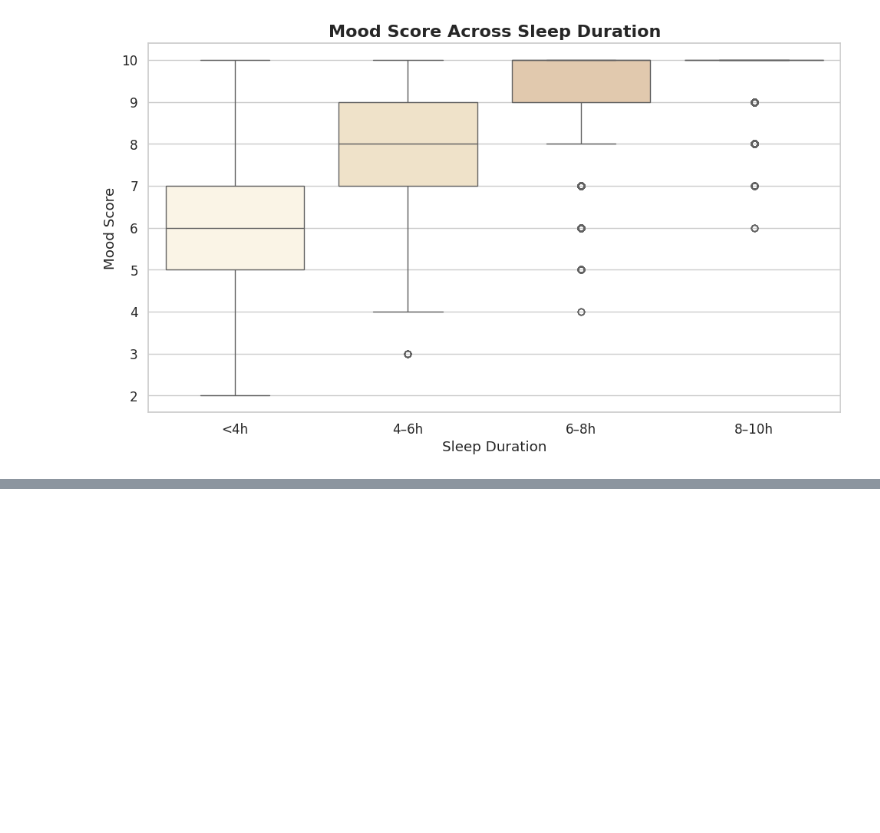
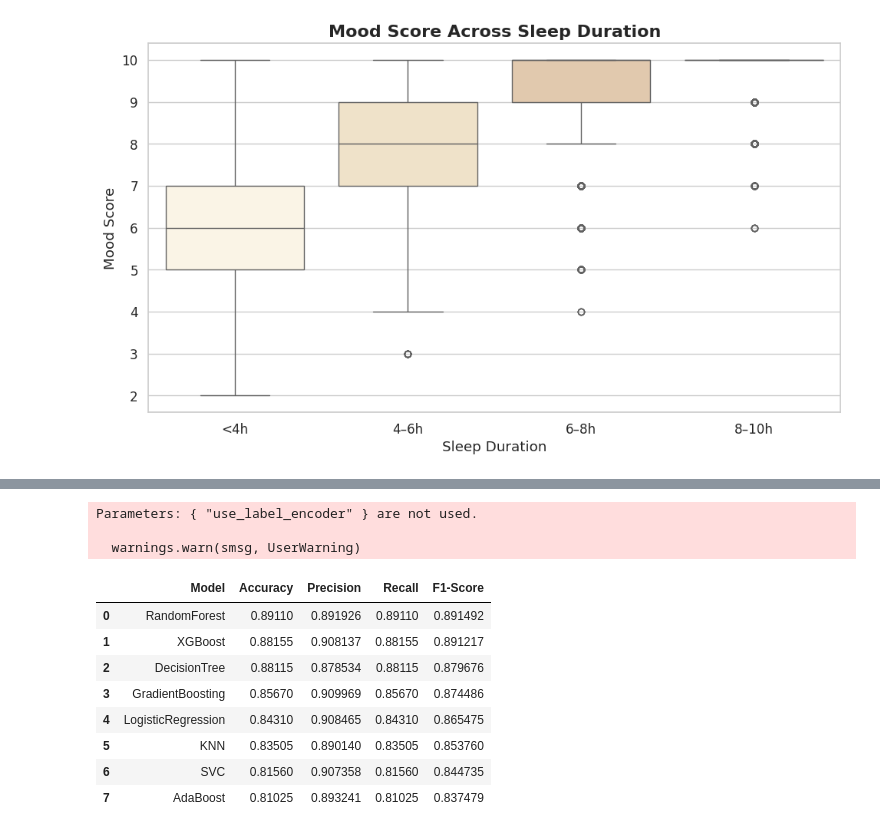
Before and after one commit to kintanpitaloka/genz-stress-level-predictor, a Jupyter notebook: genz.ipynb, the cells around one changed output, grey strips where cells are left out. Drawn from its saved outputs; the diff is of its cells as text; code cells hidden in the pictures; blank space fills up the shorter version.

```diff
--- a/genz.ipynb
+++ b/genz.ipynb
@@ -293,0 +440,5 @@ plt.show()
+# %%
+from sklearn.ensemble import RandomForestClassifier
+model = RandomForestClassifier()
+model.fit(X_train, y_train)
+y_pred = model.predict(X_test)
@@ -293,0 +472,8 @@ plt.show()
+# %%
+from imblearn.over_sampling import SMOTE
+
+smote = SMOTE(random_state=42)
+X_resampled, y_resampled = smote.fit_resample(X_train, y_train)
+
+print("Before SMOTE:", X_train.shape, y_train.value_counts().to_dict())
+print("After SMOTE:", X_resampled.shape, pd.Series(y_resampled).value_counts().to_dict())
@@ -293,0 +483,5 @@ plt.show()
+# %%
+from sklearn.ensemble import RandomForestClassifier
+
+model = RandomForestClassifier(random_state=42)
+model.fit(X_resampled, y_resampled)
@@ -293,0 +490,2 @@ plt.show()
+# %%
+y_pred = model.predict(X_test)
@@ -293,0 +506,58 @@ plt.show()
+# %%
+from sklearn.linear_model import LogisticRegression
+from sklearn.ensemble import RandomForestClassifier, GradientBoostingClassifier, AdaBoostClassifier
+from sklearn.tree import DecisionTreeClassifier
+from sklearn.svm import SVC
+from sklearn.neighbors import KNeighborsClassifier
+from xgboost import XGBClassifier
+
+from sklearn.metrics import accuracy_score, precision_score, recall_score, f1_score
+
+models = {
+    "LogisticRegression": LogisticRegression(max_iter=1000),
+    "RandomForest": RandomForestClassifier(),
+    "GradientBoosting": GradientBoostingClassifier(),
+    "XGBoost": XGBClassifier(use_label_encoder=False, eval_metric='mlogloss'),
+    "SVC": SVC(),
+    "KNN": KNeighborsClassifier(),
+    "AdaBoost": AdaBoostClassifier(),
+    "DecisionTree": DecisionTreeClassifier()
+}
+
+results = []
+
+for name, model in models.items():
+    model.fit(X_resampled, y_resampled)
+    y_pred = model.predict(X_test)
+
+    acc = accuracy_score(y_test, y_pred)
+    prec = precision_score(y_test, y_pred, average='weighted', zero_division=0)
+    rec = recall_score(y_test, y_pred, average='weighted', zero_division=0)
+    f1 = f1_score(y_test, y_pred, average='weighted', zero_division=0)
+
+    results.append({
+        'Model': name,
+        'Accuracy': acc,
+        'Precision': prec,
+        'Recall': rec,
+        'F1-Score': f1
+    })
+
+import pandas as pd
+results_df = pd.DataFrame(results)
+results_df = results_df.sort_values(by='F1-Score', ascending=False)
+results_df.reset_index(drop=True, inplace=True)
+results_df
+# %% [output]
+Parameters: { "use_label_encoder" } are not used.
+
+  warnings.warn(smsg, UserWarning)
+|  | Model | Accuracy | Precision | Recall | F1-Score |
+| 0 | RandomForest | 0.89110 | 0.891926 | 0.89110 | 0.891492 |
+| 1 | XGBoost | 0.88155 | 0.908137 | 0.88155 | 0.891217 |
+| 2 | DecisionTree | 0.88115 | 0.878534 | 0.88115 | 0.879676 |
+| 3 | GradientBoosting | 0.85670 | 0.909969 | 0.85670 | 0.874486 |
+| 4 | LogisticRegression | 0.84310 | 0.908465 | 0.84310 | 0.865475 |
+| 5 | KNN | 0.83505 | 0.890140 | 0.83505 | 0.853760 |
+| 6 | SVC | 0.81560 | 0.907358 | 0.81560 | 0.844735 |
+| 7 | AdaBoost | 0.81025 | 0.893241 | 0.81025 | 0.837479 |
```
Also changed, not shown: parts of 35 cells of this notebook.
